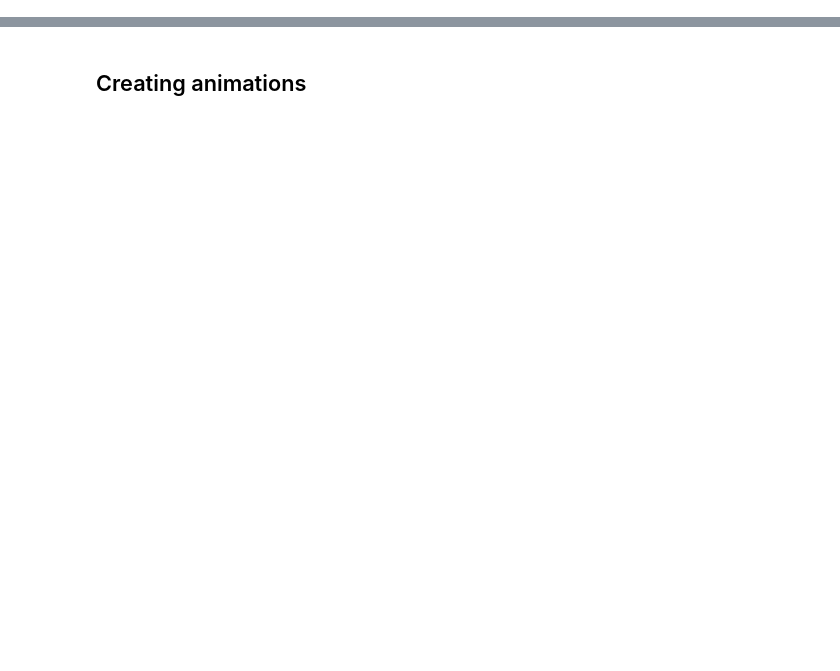
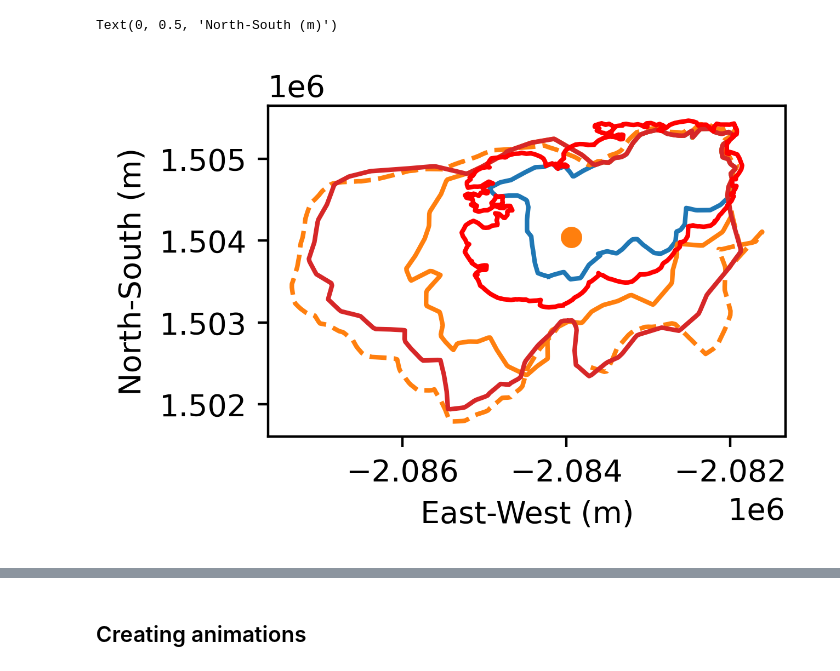
Before and after one commit to tolgacaglar/farsite-devAPI, a Jupyter notebook: src/Perimeter Adjusting through Kalman Filter.ipynb, the cells around one changed output, grey strips where cells are left out. Saved outputs shown, nothing was run; the diff lists cells and outputs as text; code cells hidden in the pictures; blank space fills up the shorter version.

```diff
--- a/src/Perimeter Adjusting through Kalman Filter.ipynb
+++ b/src/Perimeter Adjusting through Kalman Filter.ipynb
@@ -21,0 +135,22 @@ from matplotlib.colors import LinearSegmentedColormap
+# %%
+# Process errors initially
+dpx0 = 0.1
+dpvx0 = 0.1
+dpy0 = 0.1
+dpvy0 = 0.1
+
+# Process error
+P_kneg = [np.array([dpx0*dpx0, 0, 0, 0],
+                      [0, dpvx0*dpvx0, 0, 0],
+                      [0, 0, dpy0*dpy0, 0],
+                      [0, 0, 0, dpvy0*dpvy0])]*len(observe_aligned)
+
+modified_vertices = calculate_modified(observe_aligned, observed_velocity_aligned, observed_uncertainties,
+                                       next_observe_aligned, next_observed_velocity_aligned, P_kneg)
+
+geom = Polygon(shell=(modified_vertices)).buffer(0)
+
+# TODO: modified vertices need to be reordered
+# 1. A better data structure for the points to keep track of the relative position
+# Idea:
+# a) As new vertex is calculated, find the closest two points, then insert into the position while keeping the clockwise order
@@ -21,0 +160,23 @@ from matplotlib.colors import LinearSegmentedColormap
+# %%
+fig, ax = plt.subplots(1,1, figsize=(4,2), dpi=400)
+
+plot_perimeter(ignition_aligned, ax=ax)
+plot_perimeter(modified_vertices, ax=ax, ls='--')
+plot_perimeter(observe_aligned, ax=ax, color='tab:orange')
+plot_perimeter(next_observe_aligned, ax=ax, color='tab:red')
+plot_perimeter(model_aligned, color='red', ax=ax)
+ax.plot(np.mean(observe_aligned, axis=0)[0], np.mean(observe_aligned, axis=0)[1], 'o', color='tab:orange')
+
+ax.set_aspect(1)
+
+# xlim = (-2086157.8176353823, -2081650.1039221247)
+# ylim = (1502205.458511021, 1505619.1686423323)
+
+# ax.set_xlim(xlim)
+# ax.set_ylim(ylim)
+
+ax.set_xlabel('East-West (m)')
+ax.set_ylabel('North-South (m)')
+# %% [output]
+Text(0, 0.5, 'North-South (m)')
+[figure, added]
```
Also changed, not shown: parts of 46 cells of this notebook, 4 other files.
